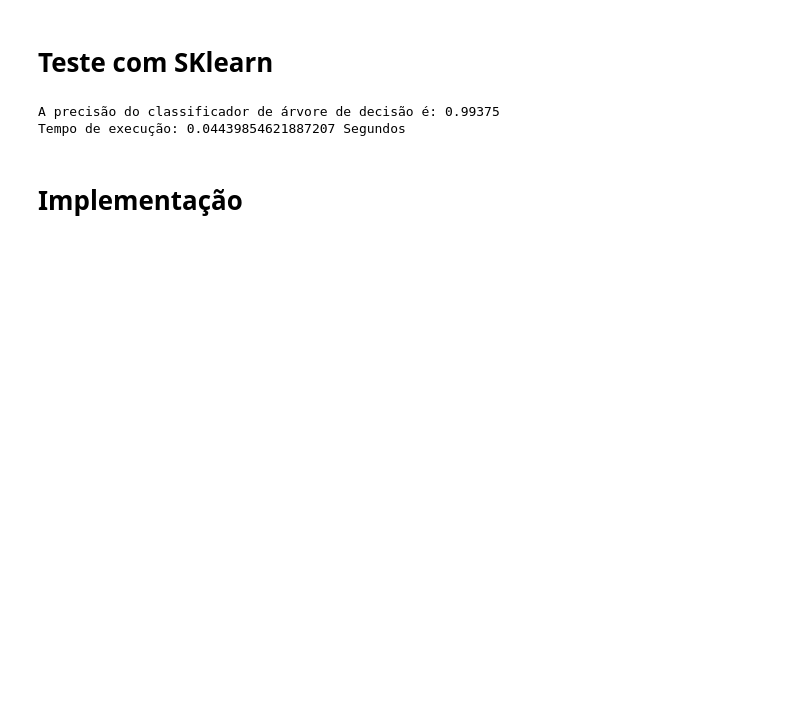
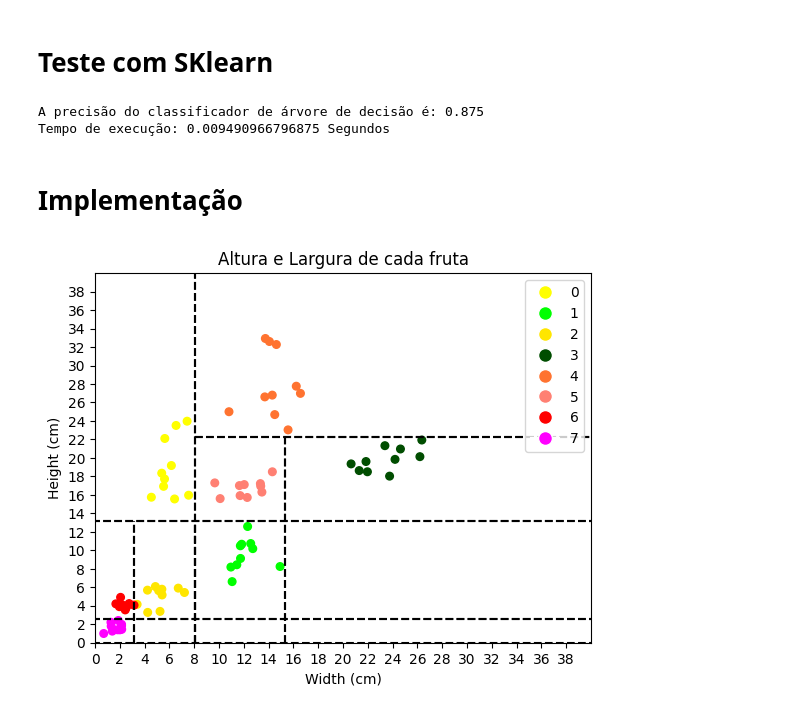
Before and after one commit to LuizGusQueiroz/Data_Science_AdaTech, a Jupyter notebook: Machine Learning I/Decision_Tree.ipynb, the cells around one changed output. Cells and saved outputs as stored; diff of their text form; code cells hidden in the pictures; blank space fills up the shorter version.

```diff
--- a/Machine Learning I/Decision_Tree.ipynb
+++ b/Machine Learning I/Decision_Tree.ipynb
@@ -15,7 +16,7 @@ from sklearn.metrics import accuracy_score
 # %% [markdown]
 # Obtenção dos Dados
 # %%
-size = 100
+size = 10
 # Dados de entrada sobre as frutas para a geração dos dados aleatórios.
 inputs = [{'Class':     'Banana', 'Mean_height': 18, 'Std_height':   3, 'Mean_width':  5, 'Std_width':   1},
           {'Class':      'Apple', 'Mean_height': 10, 'Std_height': 1.5, 'Mean_width': 12, 'Std_width': 1.5},
@@ -49,8 +50,8 @@ for input_i in inputs:
       'Watermelon': 3,
       'Papaya': 4,
       'Mango': 5,
-      'Strawberry': 5,
-      'Grape': 6
+      'Strawberry': 6,
+      'Grape': 7
   }[input_i['Class']]
 
   classes += [class_i] * size
@@ -95,19 +106,27 @@ print(f'A precisão do classificador de árvore de decisão é: {accuracy}')
 
 print(f'Tempo de execução: {time()-st} Segundos')
 # %% [output]
-A precisão do classificador de árvore de decisão é: 0.99375
-Tempo de execução: 0.04439854621887207 Segundos
+A precisão do classificador de árvore de decisão é: 0.875
+Tempo de execução: 0.009490966796875 Segundos
 # %% [markdown]
 # Implementação
 # %%
 class Node:
-  def __init__(self, mask: np.array):
+  def __init__(self, mask: np.array, depth: int, parent = None,
+               feature: int = 0, x: float = 0, direcao: str = '>'):
     self.mask = mask
+    self.depth = depth
+    self.parent = parent
+    self.feature = feature
+    self.x = x
+    self.direcao = direcao
     self.leaves = list()
 
-  def add_leaf(self, mask):
-    new_mask = [m_i & m_j for m_i, m_j in zip(self.mask, mask)]
-    new_node = Node(new_mask)
+  def add_leaf(self, mask, feature, x, direcao: str):
+    # Junta a máscara atual com a do filho
+    new_mask = [m_i and m_j for m_i, m_j in zip(self.mask, mask)]
+
+    new_node = Node(new_mask, self.depth + 1, self, feature, x, direcao)
     self.leaves.append(new_node)
     return new_node
 # %%
@@ -184,2 +289,13 @@ class Tree:
 # %%
 x = Tree(data, classes)
+# %%
+x.show({0: (1,    1,    0),
+        1: (0,    1,    0),
+        2: (1,  0.9,    0),
+        3: (0,  0.3,    0),
+        4: (1, 0.45, 0.19),
+        5: (1,  0.5, 0.45),
+        6: (1,    0,    0),
+        7: (1,    0,    1)})
+# %% [output]
+[figure, added]
```
Also changed, not shown: parts of 3 cells of this notebook.
